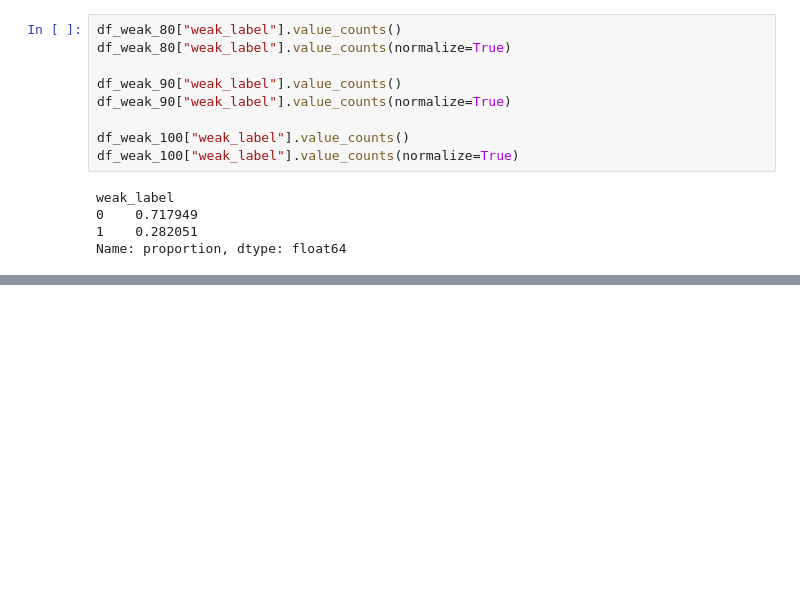
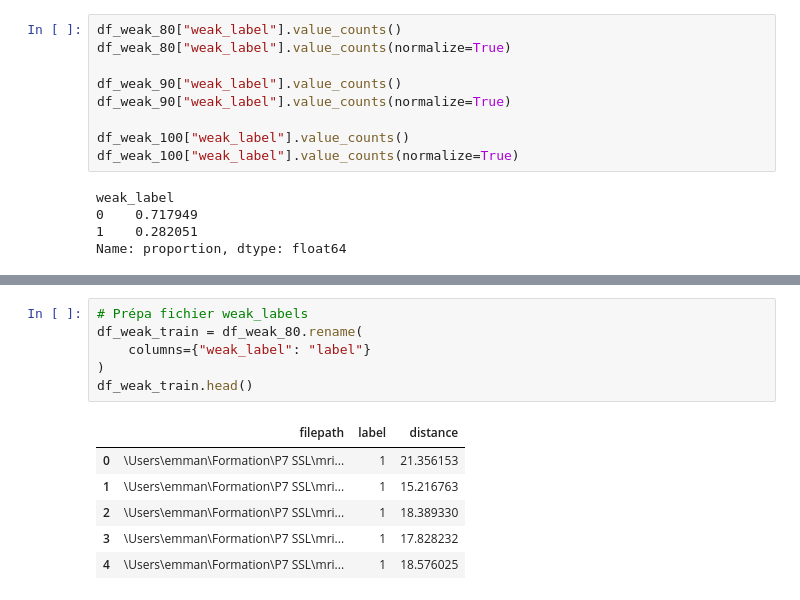
Before and after one commit to ManuHoudin/Brain_SSL, a Jupyter notebook: Brain_Modelling/Semi_supervised_labelling.ipynb, the cells around one changed output, grey strips where cells are left out. Saved outputs shown, nothing was run; the diff lists cells and outputs as text; blank space fills up the shorter version.

```diff
--- a/Brain_Modelling/Semi_supervised_labelling.ipynb
+++ b/Brain_Modelling/Semi_supervised_labelling.ipynb
@@ -90,0 +170,13 @@ Name: proportion, dtype: float64
+# %%
+# Prépa fichier weak_labels
+df_weak_train = df_weak_80.rename(
+    columns={"weak_label": "label"}
+)
+df_weak_train.head()
+# %% [output]
+|  | filepath | label | distance |
+| 0 | \Users\emman\Formation\P7 SSL\mri... | 1 | 21.356153 |
+| 1 | \Users\emman\Formation\P7 SSL\mri... | 1 | 15.216763 |
+| 2 | \Users\emman\Formation\P7 SSL\mri... | 1 | 18.389330 |
+| 3 | \Users\emman\Formation\P7 SSL\mri... | 1 | 17.828232 |
+| 4 | \Users\emman\Formation\P7 SSL\mri... | 1 | 18.576025 |
```
Also changed, not shown: parts of 29 cells of this notebook, 3 other files.
